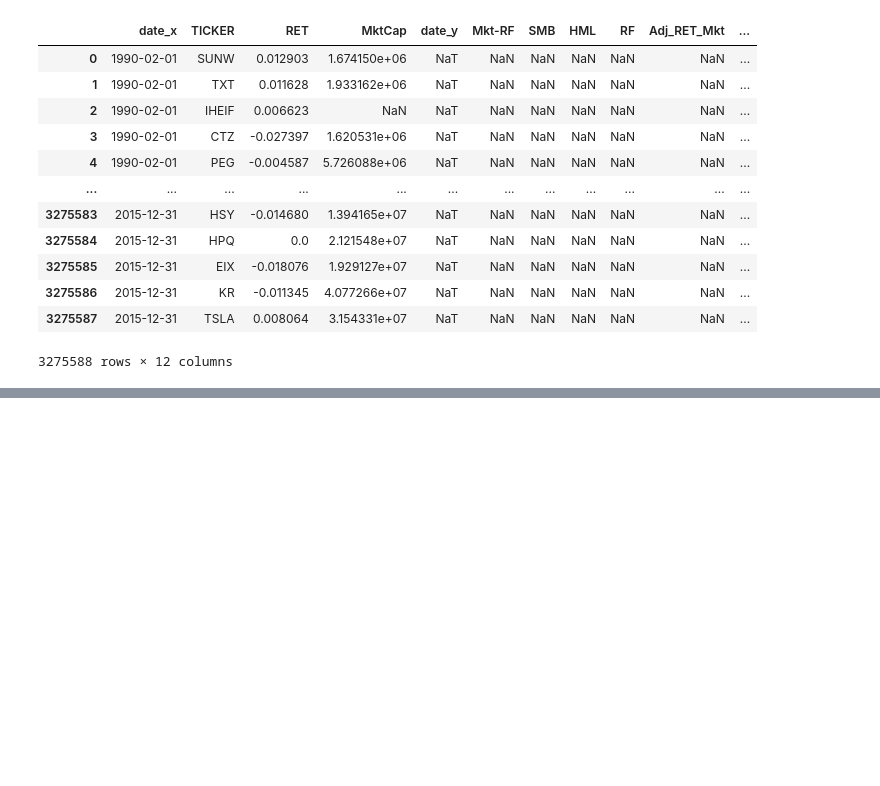
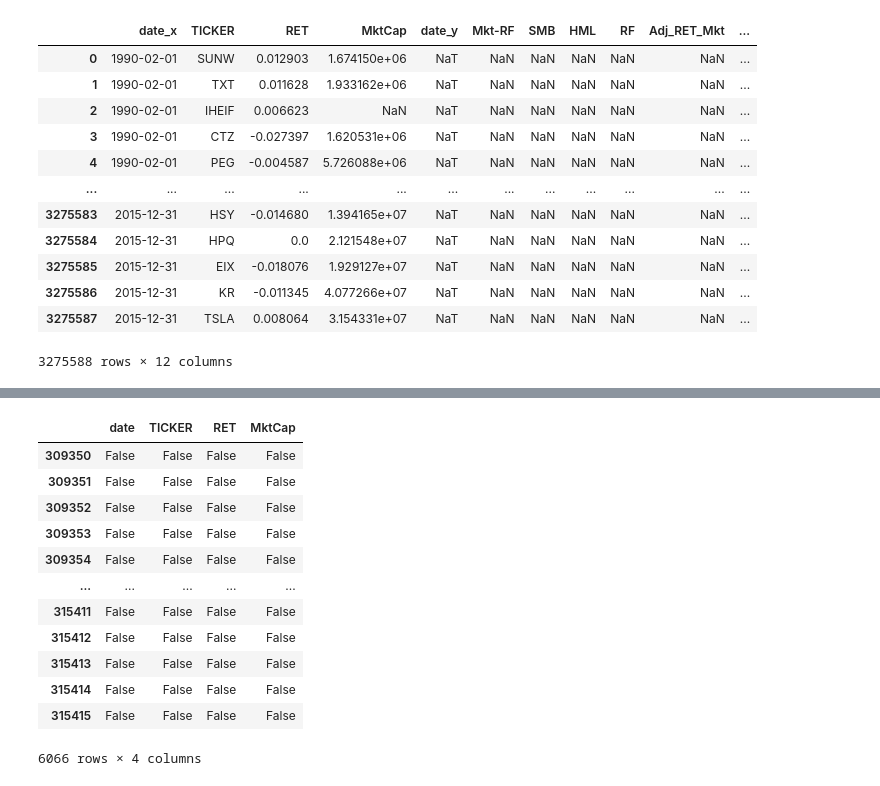
Before and after one commit to Kibitz117/Thesis, a Jupyter notebook: data_func/data_generator.ipynb, the cells around one changed output, grey strips where cells are left out. Drawn from its saved outputs; the diff is of its cells as text; code cells hidden in the pictures; blank space fills up the shorter version.

```diff
--- a/data_func/data_generator.ipynb
+++ b/data_func/data_generator.ipynb
@@ -317,0 +339,16 @@ resulting_df.to_csv('../data/corrected_crsp_ff_adjusted.csv')
+# %%
+len(aapl.isna()
+# %% [output]
+|  | date | TICKER | RET | MktCap |
+| 309350 | False | False | False | False |
+| 309351 | False | False | False | False |
+| 309352 | False | False | False | False |
+| 309353 | False | False | False | False |
+| 309354 | False | False | False | False |
+| ... | ... | ... | ... | ... |
+| 315411 | False | False | False | False |
+| 315412 | False | False | False | False |
+| 315413 | False | False | False | False |
+| 315414 | False | False | False | False |
+| 315415 | False | False | False | False |
+6066 rows × 4 columns
```
Also changed, not shown: parts of 5 cells of this notebook, 8 other files.
